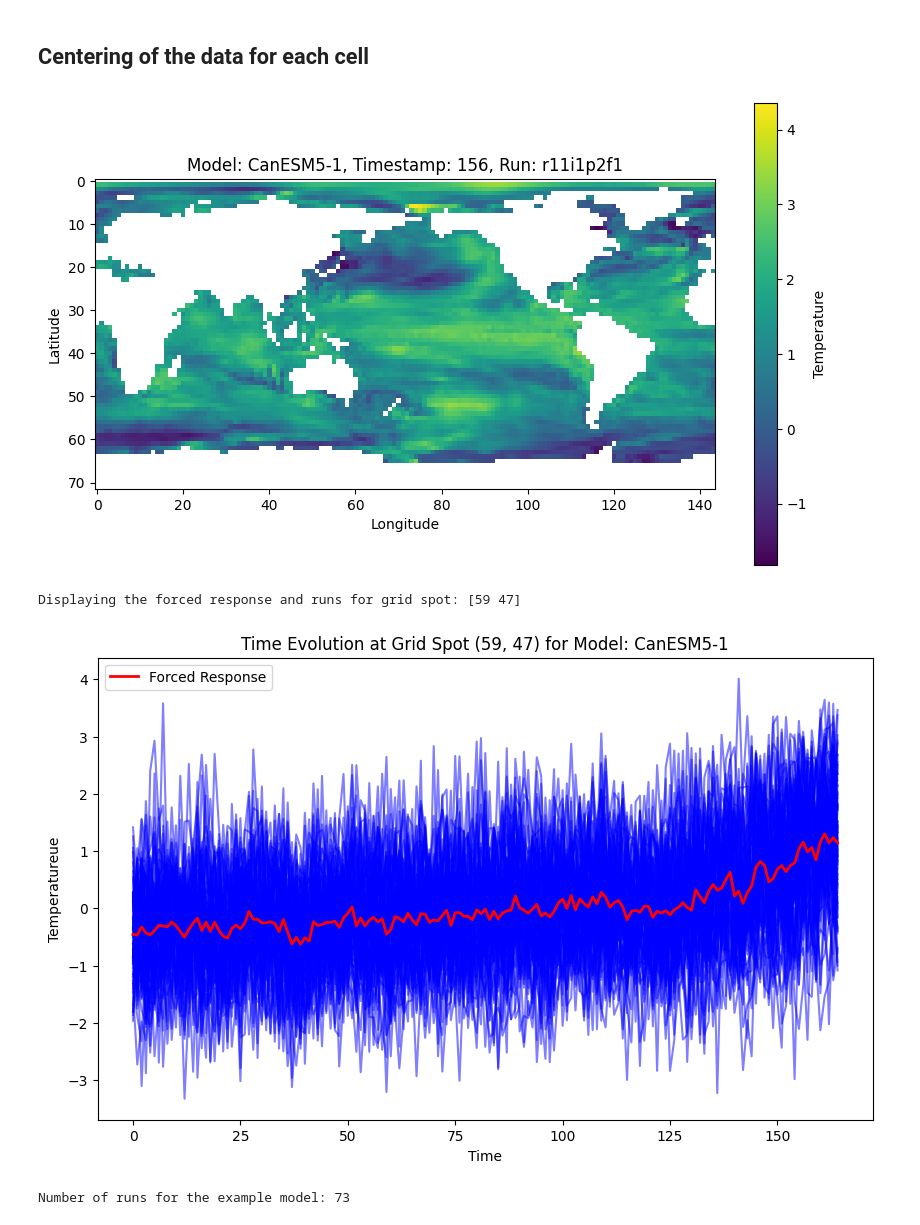
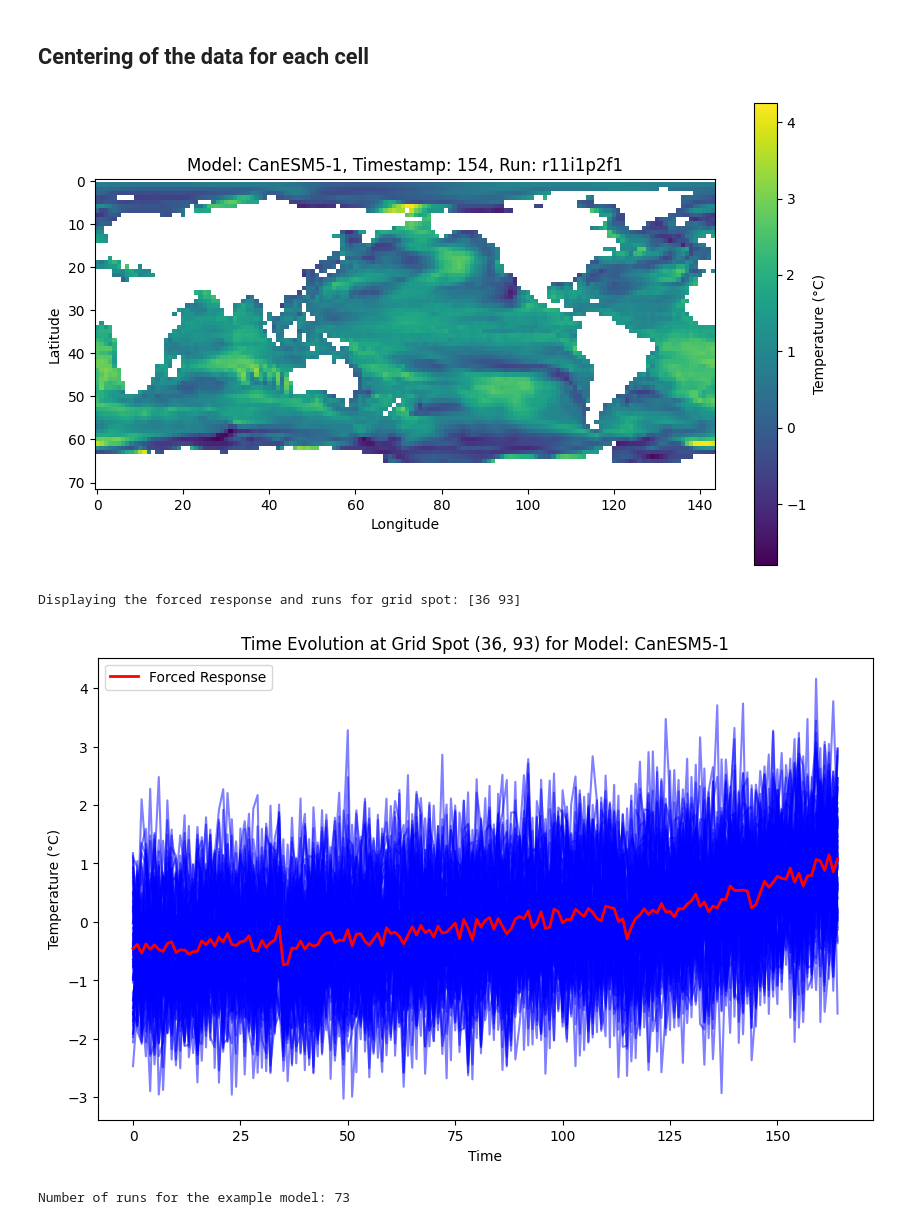
Before and after one commit to Victor2175/gm4cs-l, a Jupyter notebook: Data_exploration.ipynb, the cells around one changed output. Cells and saved outputs as stored; diff of their text form; code cells hidden in the pictures.

```diff
--- a/Data_exploration.ipynb
+++ b/Data_exploration.ipynb
@@ -138,37 +138,37 @@ data_to_plot = centered_data[example_model][chosen_run]
 # Plot the data
 plt.figure(figsize=(10, 6))
 plt.imshow(data_to_plot[random_timestamp, :, :], cmap='viridis')  # Plotting the first time step as an example
-plt.colorbar(label='Temperature')
+plt.colorbar(label='Temperature (°C)')
 plt.title(f'Model: {example_model}, Timestamp: {random_timestamp}, Run: {chosen_run}')
 plt.xlabel('Longitude')
 plt.ylabel('Latitude')
 plt.show()
 # %% [output]
-[figure, old version]
+[figure, new version]
 # %%
 # Example of plotting the forced response for a random model
 valid_grid_spots = np.argwhere(~nan_mask)
 random_grid_spot = valid_grid_spots[random.randint(0, len(valid_grid_spots))]
 print(f"Displaying the forced response and runs for grid spot: {random_grid_spot}")
 
 # Data for each run
 time_series_data = {run : centered_data[example_model][run][:, random_grid_spot[0], random_grid_spot[1]] for run in centered_data[example_model]}
 forced_response_data = centered_data[example_model]['forced_response'][:, random_grid_spot[0], random_grid_spot[1]]
 
 # Plot the time series data for all runs and the forced response
 plt.figure(figsize=(10, 6))
 for data in time_series_data.values():
     plt.plot(data, color='blue', alpha=0.5)
 plt.plot(forced_response_data, color='red', label='Forced Response', linewidth=2)
 plt.title(f'Time Evolution at Grid Spot ({random_grid_spot[0]}, {random_grid_spot[1]}) for Model: {example_model}')
 plt.xlabel('Time') # Need to change this
-plt.ylabel('Temperatureue')
+plt.ylabel('Temperature (°C)')
 # plt.ylim(-2,4)
 plt.legend()
 plt.show()
 # %% [output]
-Displaying the forced response and runs for grid spot: [59 47]
+Displaying the forced response and runs for grid spot: [36 93]
-[figure, old version]
+[figure, new version]
 # %%
 # The number of runs for the example model
 print(f"Number of runs for the example model: {len(centered_data[example_model])}")
```
Also changed, not shown: parts of 5 cells of this notebook, 1 other file.
